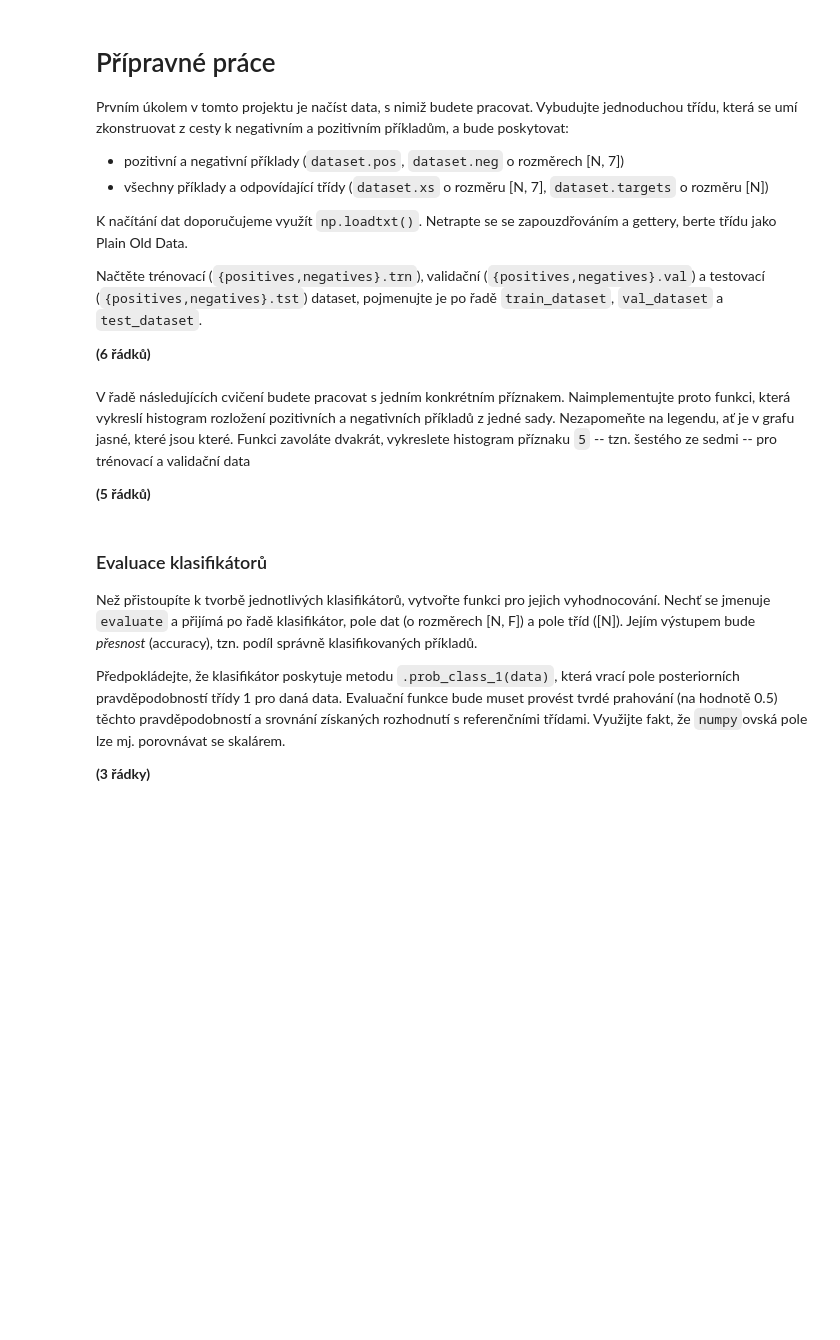
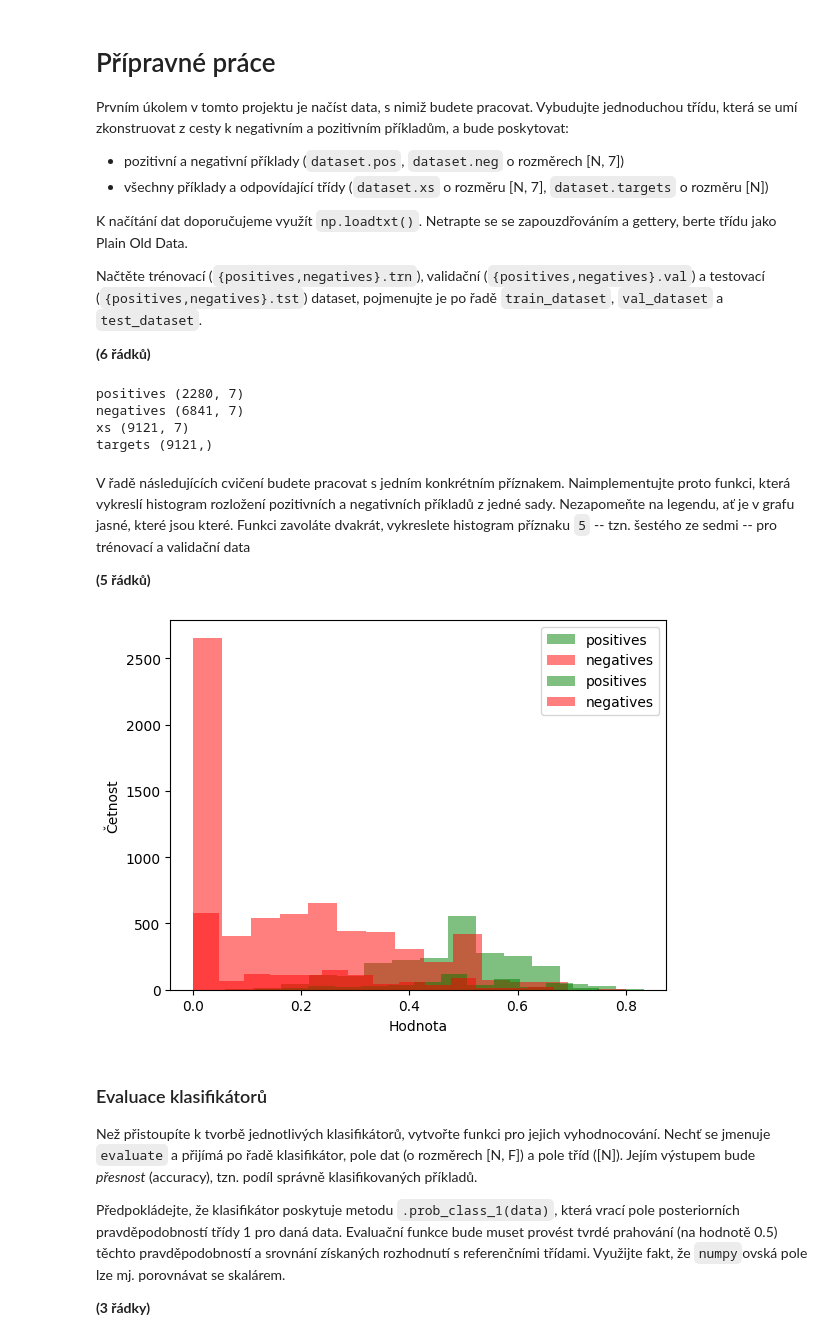
Before and after one commit to xplick04/SUI, a Jupyter notebook: proj2/zadani.ipynb, the cells around one changed output. Drawn from its saved outputs; the diff is of its cells as text; code cells hidden in the pictures; blank space fills up the shorter version.

```diff
--- a/proj2/zadani.ipynb
+++ b/proj2/zadani.ipynb
@@ -30,6 +30,11 @@ Načtěte trénovací (`{positives,negatives}.trn`), validační (`{positives,ne
 **(6 řádků)**
 # %%
 class BinaryDataset:
+  def __init__(self, positives, negatives):
+    self.pos = np.loadtxt(positives, delimiter=' ', dtype=float)
+    self.neg = np.loadtxt(negatives, delimiter=' ', dtype=float)
+    self.xs = np.vstack((self.pos, self.neg))
+    self.targets = np.full(self.xs.shape[0], 0)
     pass
 
 train_dataset = BinaryDataset('positives.trn', 'negatives.trn')
@@ -40,6 +45,11 @@ print('positives', train_dataset.pos.shape)
 print('negatives', train_dataset.neg.shape)
 print('xs', train_dataset.xs.shape)
 print('targets', train_dataset.targets.shape)
+# %% [output]
+positives (2280, 7)
+negatives (6841, 7)
+xs (9121, 7)
+targets (9121,)
 # %% [markdown]
 V řadě následujících cvičení budete pracovat s jedním konkrétním příznakem. Naimplementujte proto funkci, která vykreslí histogram rozložení pozitivních a negativních příkladů z jedné sady. Nezapomeňte na legendu, ať je v grafu jasné, které jsou které. Funkci zavoláte dvakrát, vykreslete histogram příznaku `5` -- tzn. šestého ze sedmi -- pro trénovací a validační data
 
@@ -47,11 +57,18 @@ V řadě následujících cvičení budete pracovat s jedním konkrétním pří
 # %%
 FOI = 5  # Feature Of Interest
 
 def plot_data(poss, negs):
+    plt.hist(poss, bins=15, label="positives", alpha=0.5, color="green")
+    plt.hist(negs, bins=15, label="negatives", alpha=0.5, color="red")
+    plt.xlabel('Hodnota')
+    plt.ylabel('Četnost')
+    plt.legend()
     pass
 
 plot_data(train_dataset.pos[:, FOI], train_dataset.neg[:, FOI])
 plot_data(val_dataset.pos[:, FOI], val_dataset.neg[:, FOI])
+# %% [output]
+[figure, added]
 # %% [markdown]
 ### Evaluace klasifikátorů
 Než přistoupíte k tvorbě jednotlivých klasifikátorů, vytvořte funkci pro jejich vyhodnocování.
```
Also changed, not shown: parts of 7 cells of this notebook.
